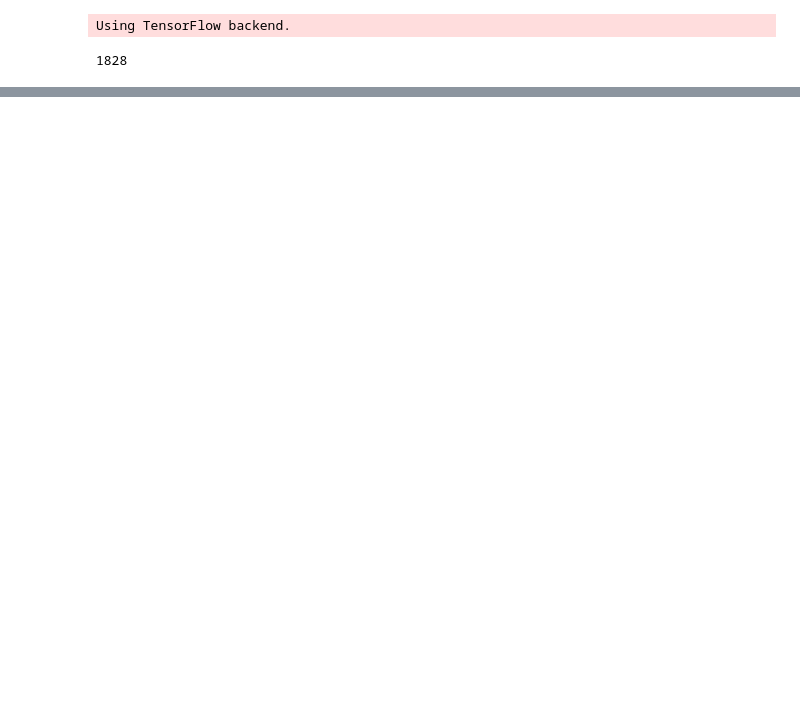
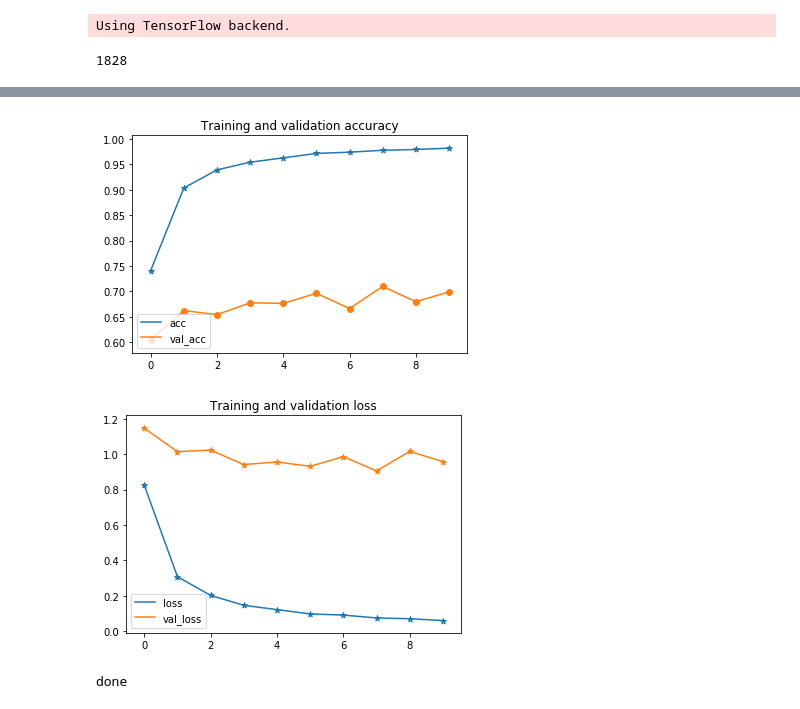
Before and after one commit to TongHaoliang/uda_mlnd_capstone, a Jupyter notebook: 0_VGG16_as_benchmark.ipynb, the cells around one changed output, grey strips where cells are left out. Cells and saved outputs as stored; diff of their text form; code cells hidden in the pictures; blank space fills up the shorter version.

Commit message:
modified VGG16 model and added html as advised

```diff
--- a/0_VGG16_as_benchmark.ipynb
+++ b/0_VGG16_as_benchmark.ipynb
@@ -147,7 +147,7 @@ for layer in base_model.layers:
 # compile the model (should be done *after* setting layers to non-trainable)
 model.compile(optimizer='adam', loss='categorical_crossentropy', metrics=['accuracy'])
 try:
-    model.load_weights('model/VGG16toptrained.h5')
+    model.load_weights('models/VGG16toptrained.h5')
 except:
     pass
 # %%
@@ -168,9 +171,10 @@ for layer in model.layers[:15]:
 
 #recomplie the optimizer, use SGD at a low learning rate
 from keras.optimizers import SGD
-model.compile(optimizer=SGD(lr=0.001, decay=1e-6, momentum=0.9, nesterov=True),
+model.compile(optimizer=SGD(lr=0.0001, decay=1e-6, momentum=0.9, nesterov=True),
               loss='categorical_crossentropy',
               metrics=['accuracy'])
+# model.compile(optimizer='adam', loss='categorical_crossentropy', metrics=['accuracy'])
 # %%
 #训练fine-tune模型
 result = model.fit_generator(train_generator,
@@ -180,0 +206,66 @@ model.save_weights('models/VGG16fine_tuned.h5')
+# %%
+# 画图
+def draw_gragh(result):
+    plt.figure
+    plt.plot(result.epoch,result.history['acc'],label="acc")
+    plt.plot(result.epoch,result.history['val_acc'],label="val_acc")
+    plt.scatter(result.epoch,result.history['acc'],marker='*')
+    plt.scatter(result.epoch,result.history['val_acc'])
+    plt.title('Training and validation accuracy')
+    plt.legend(loc='lower left')
+    plt.show()
+    plt.figure
+    plt.plot(result.epoch,result.history['loss'],label="loss")
+    plt.plot(result.epoch,result.history['val_loss'],label="val_loss")
+    plt.scatter(result.epoch,result.history['loss'],marker='*')
+    plt.scatter(result.epoch,result.history['val_loss'],marker='*')
+    plt.title('Training and validation loss')
+    plt.legend(loc='lower left')
+    plt.show()
+draw_gragh(result)
+# %% [output]
+[figure, added]
+[figure, added]
+# %%
+import matplotlib.pyplot as plt
+import random
+%matplotlib inline
+%config InlineBackend.figure_format = 'retina'
+
+def show_heatmap_image(model_show, weights_show):
+    test_dir = 'test2/test/test'
+    image_files = glob.glob(os.path.join(test_dir,"*"))
+
+    plt.figure(figsize=(12, 14))
+    for i in tqdm(range(16)):
+        plt.subplot(4, 4, i+1)
+        img = cv2.imread(image_files[np.random.randint(len(image_files))])
+        img = cv2.resize(img, (img_width, img_height))
+        x = img.copy()
+        x.astype(np.float32)
+        out, predictions = model_show.predict(np.expand_dims(x, axis=0))
+        predictions = predictions[0]
+        out = out[0]
+
+        pred_class = np.argmax(predictions)
+        prob = predictions[pred_class]
+
+        plt.title('c%d |%s| %.2f%%' % (pred_class , labels[pred_class], prob*100))
+
+        cam = (prob - 0.5) * np.matmul(out, weights_show)
+        cam = cam[:,:,pred_class]
+        cam -= cam.min()
+        cam /= cam.max()
+        cam -= 0.2
+        cam /= 0.8
+
+        cam = cv2.resize(cam, (img_width, img_height))
+        heatmap = cv2.applyColorMap(np.uint8(255*cam), cv2.COLORMAP_JET)
+        heatmap[np.where(cam <= 0.2)] = 0
+
+        out = cv2.addWeighted(img, 0.8, heatmap, 0.4, 0)
+        plt.axis('off')
+        plt.imshow(out[:,:,::-1])
+print("done")
+# %% [output]
+done
```
Also changed, not shown: parts of 5 cells of this notebook, 1 other file.
